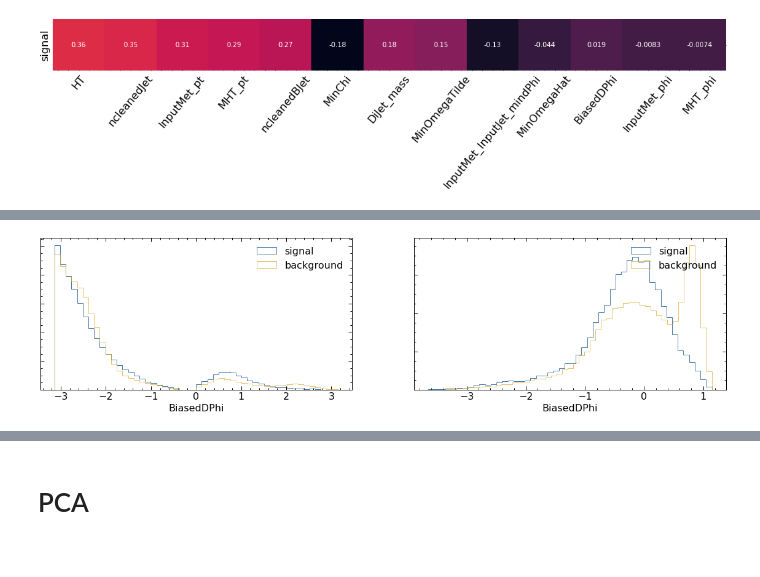
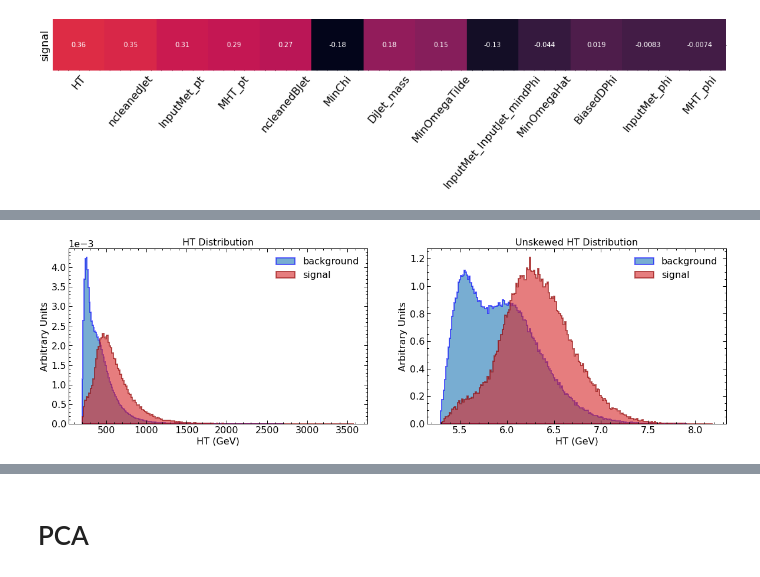
Before and after one commit to NoahHA/tth-ML-project, a Jupyter notebook: notebooks/data_analysis/data_exploration.ipynb, the cells around one changed output, grey strips where cells are left out. Cells and saved outputs as stored; diff of their text form; code cells hidden in the pictures.

Commit message:
improve distribution visualizations

```diff
--- a/notebooks/data_analysis/data_exploration.ipynb
+++ b/notebooks/data_analysis/data_exploration.ipynb
@@ -115,59 +115,100 @@ plot_scores(mi_sorted, "Mutual Information with Signal")
 # %%
-def skew_comparison(col_name, df):
+def skew_comparison(col_name, df, units):
 
-    bins = 50
+    bins = 200
 
     signal = df[col_name].loc[df['signal'] == 1]
     bg = df[col_name].loc[df['signal'] == 0]
-    histtype = 'step'
-    alpha = 1.0
+    histtype = 'stepfilled'
+    alpha = 0.6
+    linewidth = 2
+    bg_color = 'tab:blue'
+    bg_edge_color = 'blue'
+    sg_color = 'tab:red'
+    sg_edge_color = 'darkred'
 
-    with plt.style.context(['science', 'notebook', 'high-contrast']) as style:
+    with plt.style.context(['science', 'notebook']) as style:
 
-        plt.figure(figsize=(20,10))
+        plt.figure(figsize=(20,12))
 
         # skewed plot
-        ax = plt.subplot(2,2,1)
-        plt.xlabel(col_name)
-        plt.hist(signal, bins, alpha=alpha, label='signal', density=True, histtype=histtype)
-        plt.hist(bg, bins, alpha=alpha, label='background', density=True, histtype=histtype)
+        plt.subplot(2,2,1)
+        plt.ticklabel_format(axis='y', style='sci', scilimits=(0,3))
 
-        ax.tick_params(labelleft=False)
+        plt.xlabel(f'{col_name} ({units})')
+        plt.ylabel("Arbitrary Units")
+        plt.title(f'{col_name} Distribution')
+
+        plt.hist(bg,
+                 bins,
+                 alpha=alpha,
+                 label='background',
+                 density=True,
+                 histtype=histtype,
+                 color=bg_color,
+                 edgecolor=bg_edge_color,
+                 linewidth=linewidth,)
+
+        plt.hist(signal,
+                 bins,
+                 alpha=alpha,
+                 label='signal',
+                 density=True,
+                 histtype=histtype,
+                 color=sg_color,
+                 edgecolor=sg_edge_color,
+                 linewidth=linewidth,)
 
         plt.legend()
 
         # unskewed plot
         unskewed_signal = np.log(signal)
         unskewed_bg = np.log(bg)
 
         ax = plt.subplot(2,2,2)
-        plt.xlabel(col_name)
-        plt.hist(unskewed_signal, bins, alpha=alpha, label='signal', density=True, histtype=histtype)
-        plt.hist(unskewed_bg, bins, alpha=alpha, label='background', density=True, histtype=histtype)
+        plt.xlabel(f'{col_name} ({units})')
+        plt.ylabel("Arbitrary Units")
+        plt.title(f'Unskewed {col_name} Distribution')
 
-        ax.tick_params(labelleft=False)
+        plt.hist(unskewed_bg,
+                 bins,
+                 alpha=alpha,
+                 label='background',
+                 density=True,
+                 histtype=histtype,
+                 color=bg_color,
+                 edgecolor=bg_edge_color,
+                 linewidth=linewidth,)
+
+        plt.hist(unskewed_signal,
+                 bins,
+                 alpha=alpha,
+                 label='signal',
+                 density=True,
+                 histtype=histtype,
+                 color=sg_color,
+                 edgecolor=sg_edge_color,
+                 linewidth=linewidth,)
 
         plt.legend()
         plt.show()
 
 
 skewed_cols = ['BiasedDPhi',
                'HT',
                'DiJet_mass',
                'MinChi',
                'MHT_phi',
                'InputMet_pt',
                'InputMet_InputJet_mindPhi',
                'MinOmegaHat',
                'MHT_pt',
                'MinOmegaTilde',
                'InputMet_phi',
                'InputMet_pt',
 ]
 
-interesting_cols = ['BiasedDPhi', 'HT', 'DiJet_mass']
-
-for col in interesting_cols:
-    skew_comparison(col, full_df)
+skew_comparison('HT', full_df, 'GeV')
+skew_comparison('DiJet_mass', full_df, 'GeV')
 # %% [output]
-[figure, old version]
+[figure, new version]
```
Also changed, not shown: parts of 7 cells of this notebook, 12 other files.
